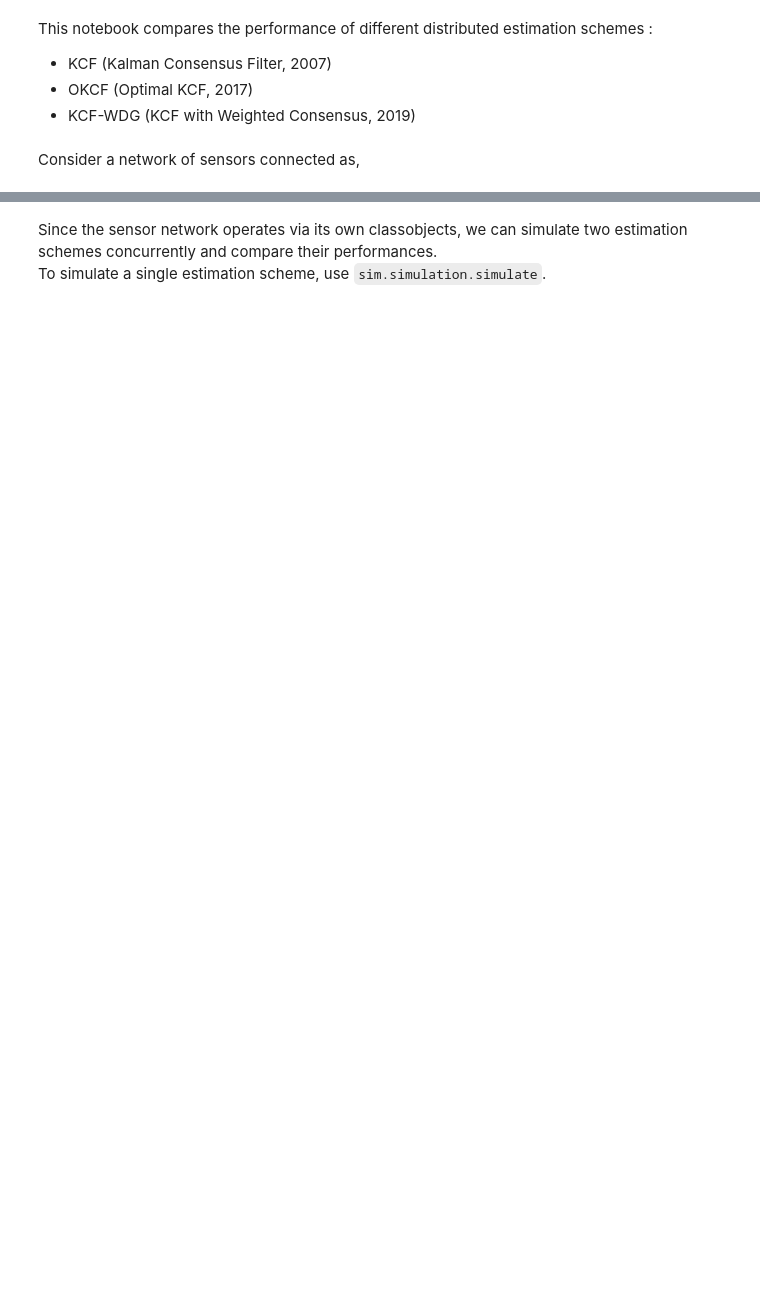
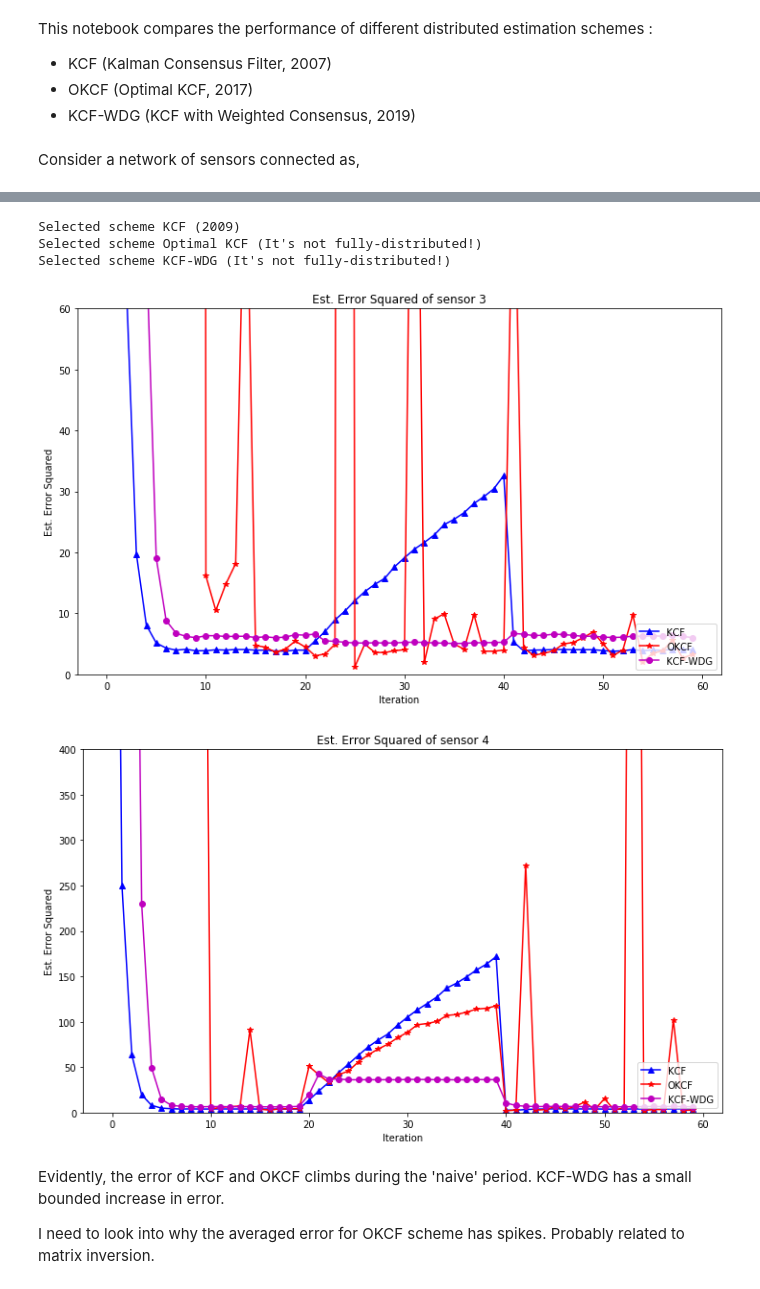
Before and after one commit to shirazkn/sensor-network-sim, a Jupyter notebook: Simulation.ipynb, the cells around one changed output, grey strips where cells are left out. Cells and saved outputs as stored; diff of their text form; code cells hidden in the pictures; blank space fills up the shorter version.

```diff
--- a/Simulation.ipynb
+++ b/Simulation.ipynb
@@ -26,6 +28 @@ Consider the scenario where sensors `4`, `5` and `6` have high estimation error;
-# %%
-big_number = 100000
-input_data["network"]["noise_covariances"]["4"] = [[big_number, 0], [0, big_number]]
-input_data["network"]["noise_covariances"]["5"] = [[big_number, 0], [0, big_number]]
-input_data["network"]["noise_covariances"]["6"] = [[big_number, 0], [0, big_number]]
 # %% [markdown]
@@ -83,3 +31,38 @@ Estimated Error Covariance of sensor 3, using KCF-WDG :
-# %% [markdown]
-Since the sensor network operates via its own classobjects, we can simulate two estimation schemes concurrently and compare their performances. <br>
-To simulate a single estimation scheme, use `sim.simulation.simulate`.
+# %%
+from sim.simulation import Simulation
+import numpy as np
+from sim.helpers import column
+
+initial_estimate = column([[0], [0]])
+initial_ErrCov = 100*np.identity(2)
+initial_NoiseCov = 100*np.identity(2)
+naive_NoiseCov = 100000*np.identity(2)
+
+simulation = Simulation(input_data, est_schemes=["KCF", "OKCF", "KCF-WDG"], duration = 60)
+
+# Initial values
+simulation.add_event(iteration=0, attribute="estimate_prior", value=initial_estimate)
+simulation.add_event(iteration=0, attribute="ErrCov_prior", value=initial_ErrCov)
+
+# Sensor 4, 5 & 6 become naive from iter. 20-40
+simulation.add_event(iteration=0, attribute="NoiseCov", value=initial_NoiseCov)
+simulation.add_event(iteration=20, sensors=["4", "5", "6"], attribute="NoiseCov", value=naive_NoiseCov)
+simulation.add_event(iteration=40, sensors=["4", "5", "6"], attribute="NoiseCov", value=initial_NoiseCov)
+
+# Averaged over 'n_simulations' simulations
+results = simulation.run(n_simulations=2000)
+# %% [output]
+Selected scheme KCF (2009)
+Selected scheme Optimal KCF (It's not fully-distributed!)
+Selected scheme KCF-WDG (It's not fully-distributed!)
+# %%
+# simulation.plot_xy(sensor="3")
+simulation.plot_error_squared(sensor="3", ylim=60.0)
+simulation.plot_error_squared(sensor="4", ylim=400.0)
+# %% [output]
+[figure, added]
+[figure, added]
+# %% [markdown]
+Evidently, the error of KCF and OKCF climbs during the 'naive' period. KCF-WDG has a small bounded increase in error.<br>
+
+I need to look into why the averaged error for OKCF scheme has spikes. Probably related to matrix inversion.
```
Also changed, not shown: parts of 5 cells of this notebook, 10 other files.
